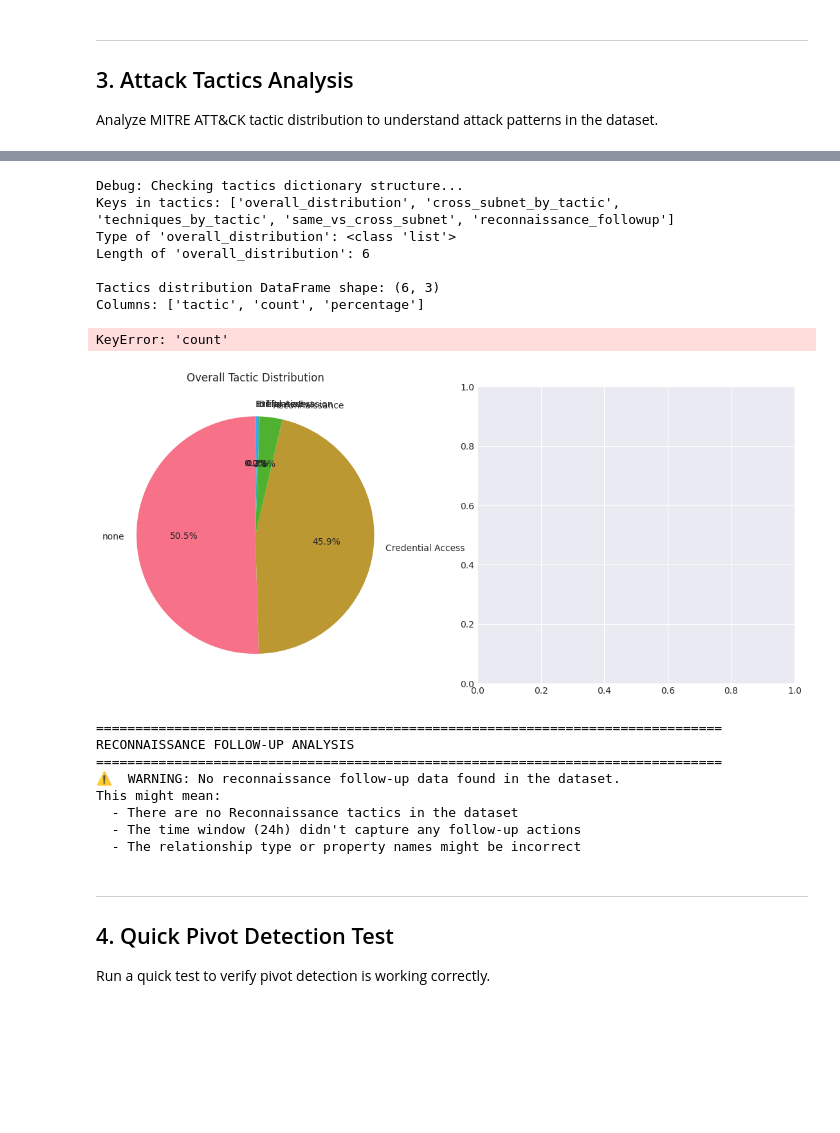
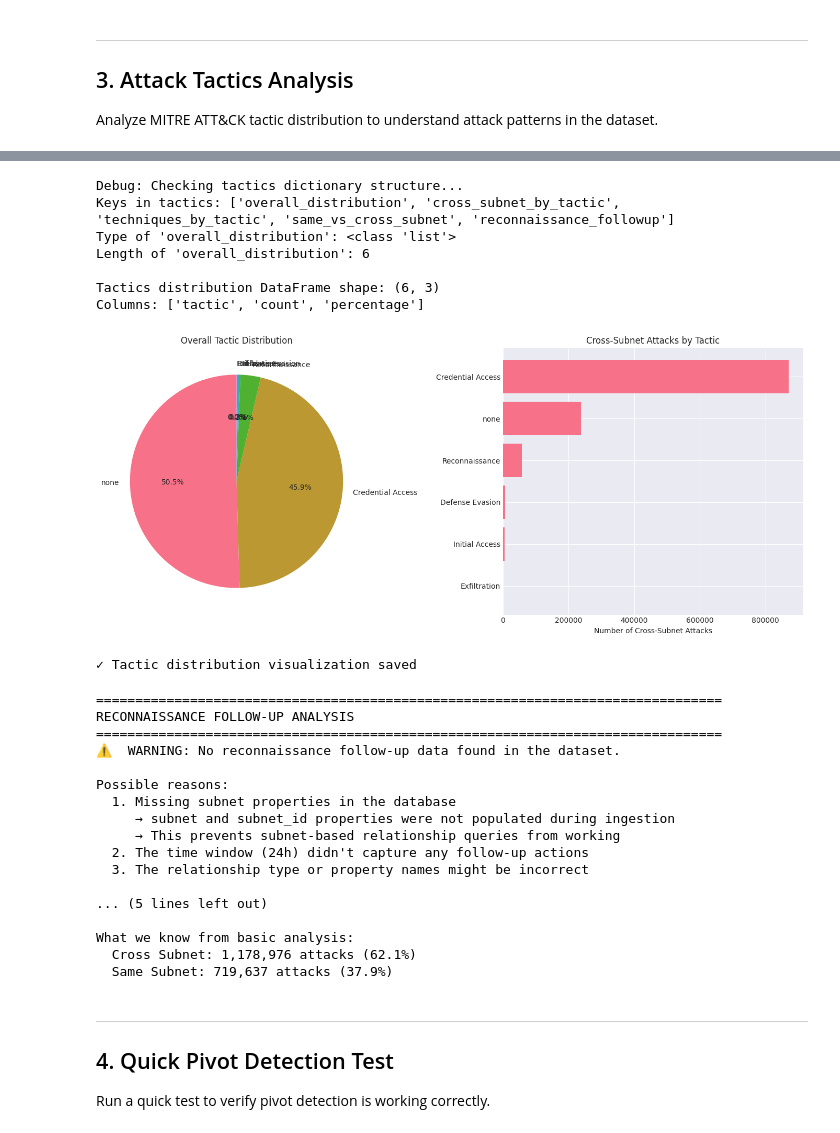
Before and after one commit to 2022-uwf-nsa-grad-project/db-creator, a Jupyter notebook: thesis_analysis.ipynb, the cells around one changed output, grey strips where cells are left out. Drawn from its saved outputs; the diff is of its cells as text; code cells hidden in the pictures; blank space fills up the shorter version.

```diff
--- a/thesis_analysis.ipynb
+++ b/thesis_analysis.ipynb
@@ -281,42 +284,55 @@ else:
     if tactics_dist.empty:
         print("\n ERROR: DataFrame is empty despite having data in dictionary!")
     else:
         fig, axes = plt.subplots(1, 2, figsize=(14, 6))
 
         # Pie chart of overall distribution
         colors = sns.color_palette('husl', len(tactics_dist))
         axes[0].pie(
             tactics_dist['percentage'],
             labels=tactics_dist['tactic'],
             autopct='%1.1f%%',
             startangle=90,
             colors=colors
         )
         axes[0].set_title('Overall Tactic Distribution')
 
-        # Bar chart of cross-subnet attacks
-        cross_subnet_df = pd.DataFrame(tactics['cross_subnet_by_tactic'])
-        cross_subnet_df = cross_subnet_df.sort_values('count', ascending=True)
-        axes[1].barh(cross_subnet_df['tactic'], cross_subnet_df['count'])
-        axes[1].set_xlabel('Number of Cross-Subnet Attacks')
-        axes[1].set_title('Cross-Subnet Attacks by Tactic')
-        axes[1].ticklabel_format(style='plain', axis='x')
+        # Bar chart of cross-subnet attacks - handle missing data gracefully
+        if tactics.get('cross_subnet_by_tactic') and len(tactics['cross_subnet_by_tactic']) > 0:
+            cross_subnet_df = pd.DataFrame(tactics['cross_subnet_by_tactic'])
+            cross_subnet_df = cross_subnet_df.sort_values('count', ascending=True)
+            axes[1].barh(cross_subnet_df['tactic'], cross_subnet_df['count'])
+            axes[1].set_xlabel('Number of Cross-Subnet Attacks')
+            axes[1].set_title('Cross-Subnet Attacks by Tactic')
+            axes[1].ticklabel_format(style='plain', axis='x')
+        else:
+            # Show same-subnet vs cross-subnet instead
+            axes[1].text(0.5, 0.5,
+                        '⚠️ No subnet data available\n\n' +
+                        'Subnet properties were not populated during ingestion.\n' +
+                        'All attacks marked as cross-subnet by default.\n\n' +
+                        f"Total attacks: {tactics['same_vs_cross_subnet']['Cross Subnet']['count']:,}",
+                        ha='center', va='center',
+                        transform=axes[1].transAxes,
+                        fontsize=10,
+                        bbox=dict(boxstyle='round', facecolor='wheat', alpha=0.5))
+            axes[1].set_title('Cross-Subnet Attacks by Tactic (Data Unavailable)')
 
         plt.tight_layout()
         plt.savefig(runner.figures_dir / 'tactic_distribution.png', dpi=300, bbox_inches='tight')
         plt.show()
 
         print("✓ Tactic distribution visualization saved")
 # %% [output]
 Debug: Checking tactics dictionary structure...
 Keys in tactics: ['overall_distribution', 'cross_subnet_by_tactic', 'techniques_by_tactic', 'same_vs_cross_subnet', 'reconnaissance_followup']
 Type of 'overall_distribution': <class 'list'>
 Length of 'overall_distribution': 6
 
 Tactics distribution DataFrame shape: (6, 3)
 Columns: ['tactic', 'count', 'percentage']
+[figure, new version]
-KeyError: 'count'
+✓ Tactic distribution visualization saved
-[figure, old version]
 # %%
 # Visualize reconnaissance follow-up
 print("\n" + "="*80)
@@ -329,10 +345,23 @@ if 'reconnaissance_followup' not in tactics:
     print(f"Available keys: {list(tactics.keys())}")
 elif len(tactics['reconnaissance_followup']) == 0:
     print("⚠️  WARNING: No reconnaissance follow-up data found in the dataset.")
-    print("This might mean:")
-    print("  - There are no Reconnaissance tactics in the dataset")
-    print("  - The time window (24h) didn't capture any follow-up actions")
-    print("  - The relationship type or property names might be incorrect")
+    print("\nPossible reasons:")
+    print("  1. Missing subnet properties in the database")
+    print("     → subnet and subnet_id properties were not populated during ingestion")
+    print("     → This prevents subnet-based relationship queries from working")
+    print("  2. The time window (24h) didn't capture any follow-up actions")
+    print("  3. The relationship type or property names might be incorrect")
+    print("\nTo fix this issue:")
+    print("  1. Stop and remove the Neo4j container")
+    print("  2. Re-run data ingestion with the updated CART/base.py code")
+    print("  3. The updated code populates subnet properties during batch ingestion")
+    print("  4. Re-run this notebook after fresh ingestion")
+
+    # Show what we do know from same_vs_cross_subnet
+    if 'same_vs_cross_subnet' in tactics:
+        print(f"\nWhat we know from basic analysis:")
+        for attack_type, data in tactics['same_vs_cross_subnet'].items():
+            print(f"  {attack_type}: {data['count']:,} attacks ({data['percentage']:.1f}%)")
 else:
     recon_followup = pd.DataFrame(tactics['reconnaissance_followup'])
 
@@ -366,10 +395,19 @@ else:
 RECONNAISSANCE FOLLOW-UP ANALYSIS
 ================================================================================
 ⚠️  WARNING: No reconnaissance follow-up data found in the dataset.
-This might mean:
-  - There are no Reconnaissance tactics in the dataset
-  - The time window (24h) didn't capture any follow-up actions
-  - The relationship type or property names might be incorrect
+
+Possible reasons:
+  1. Missing subnet properties in the database
+     → subnet and subnet_id properties were not populated during ingestion
+     → This prevents subnet-based relationship queries from working
+  2. The time window (24h) didn't capture any follow-up actions
+  3. The relationship type or property names might be incorrect
+
+... (5 lines left out)
+
+What we know from basic analysis:
+  Cross Subnet: 1,178,976 attacks (62.1%)
+  Same Subnet: 719,637 attacks (37.9%)
 # %% [markdown]
 ---
 ## 4. Quick Pivot Detection Test <a id='quick-test'></a>
```
Also changed, not shown: parts of 8 cells of this notebook, 21 other files.
